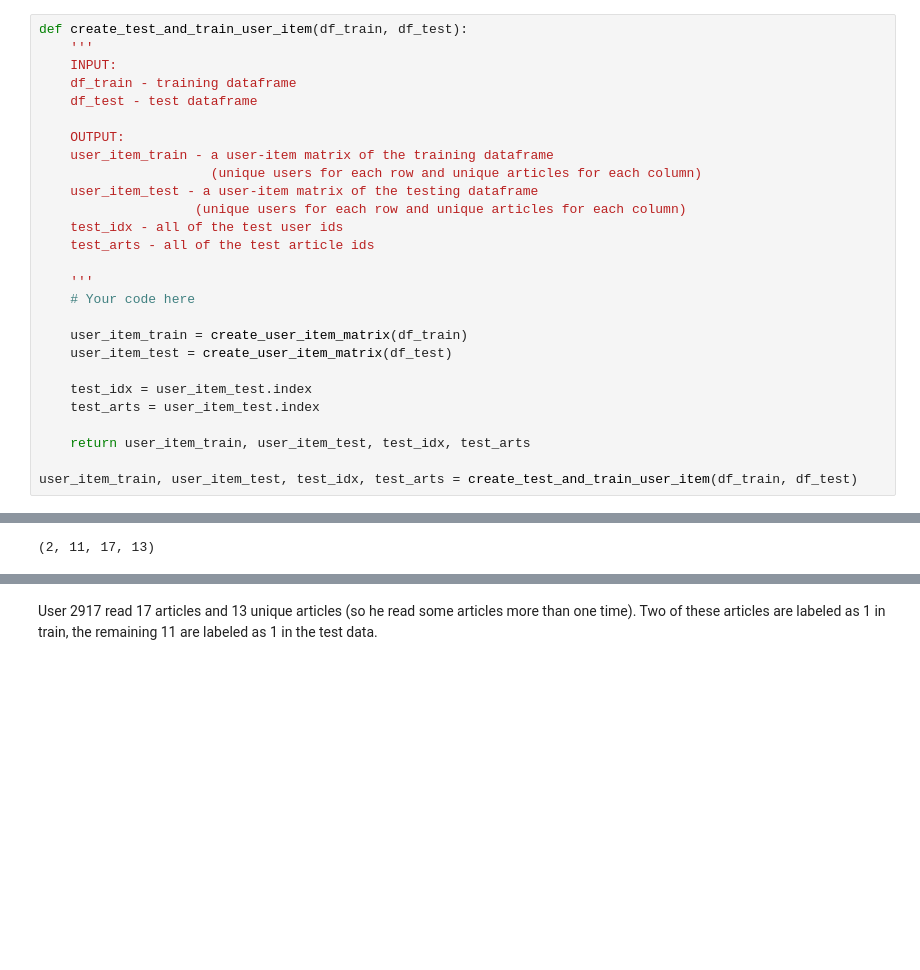
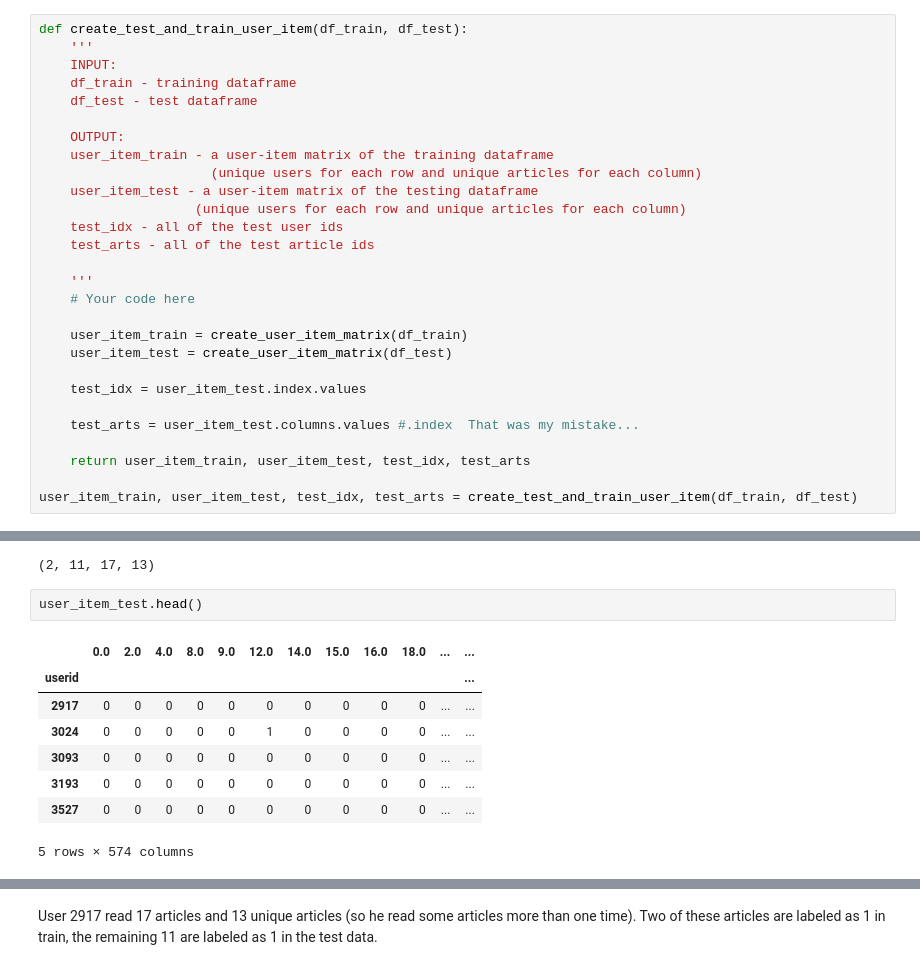
Before and after one commit to bwenner/RecommendationEngine_IBM, a Jupyter notebook: Recommendations_with_IBM.ipynb, the cells around one changed output, grey strips where cells are left out. Saved outputs shown, nothing was run; the diff lists cells and outputs as text; blank space fills up the shorter version.

```diff
--- a/Recommendations_with_IBM.ipynb
+++ b/Recommendations_with_IBM.ipynb
@@ -1293,8 +1319,9 @@ def create_test_and_train_user_item(df_train, df_test):
     user_item_train = create_user_item_matrix(df_train)
     user_item_test = create_user_item_matrix(df_test)
 
-    test_idx = user_item_test.index
-    test_arts = user_item_test.index
+    test_idx = user_item_test.index.values
+
+    test_arts = user_item_test.columns.values #.index  That was my mistake...
 
     return user_item_train, user_item_test, test_idx, test_arts
 
@@ -1393,3 +1420,14 @@ user_item_test[user_item_test.index.isin(user_item_train.index)]
 user_item_test.loc[2917].sum(), user_item_train.loc[2917].sum(), df[df['userid'] == 2917].shape[0], len(df[df['userid'] == 2917]['article_id'].unique())
 # %% [output]
 (2, 11, 17, 13)
+# %%
+user_item_test.head()
+# %% [output]
+|  | 0.0 | 2.0 | 4.0 | 8.0 | 9.0 | 12.0 | 14.0 | 15.0 | 16.0 | 18.0 | ... | ... |
+| userid |  |  |  |  |  |  |  |  |  |  |  | ... |
+| 2917 | 0 | 0 | 0 | 0 | 0 | 0 | 0 | 0 | 0 | 0 | ... | ... |
+| 3024 | 0 | 0 | 0 | 0 | 0 | 1 | 0 | 0 | 0 | 0 | ... | ... |
+| 3093 | 0 | 0 | 0 | 0 | 0 | 0 | 0 | 0 | 0 | 0 | ... | ... |
+| 3193 | 0 | 0 | 0 | 0 | 0 | 0 | 0 | 0 | 0 | 0 | ... | ... |
+| 3527 | 0 | 0 | 0 | 0 | 0 | 0 | 0 | 0 | 0 | 0 | ... | ... |
+5 rows × 574 columns
```
Also changed, not shown: parts of 32 cells of this notebook, 2 other files.
